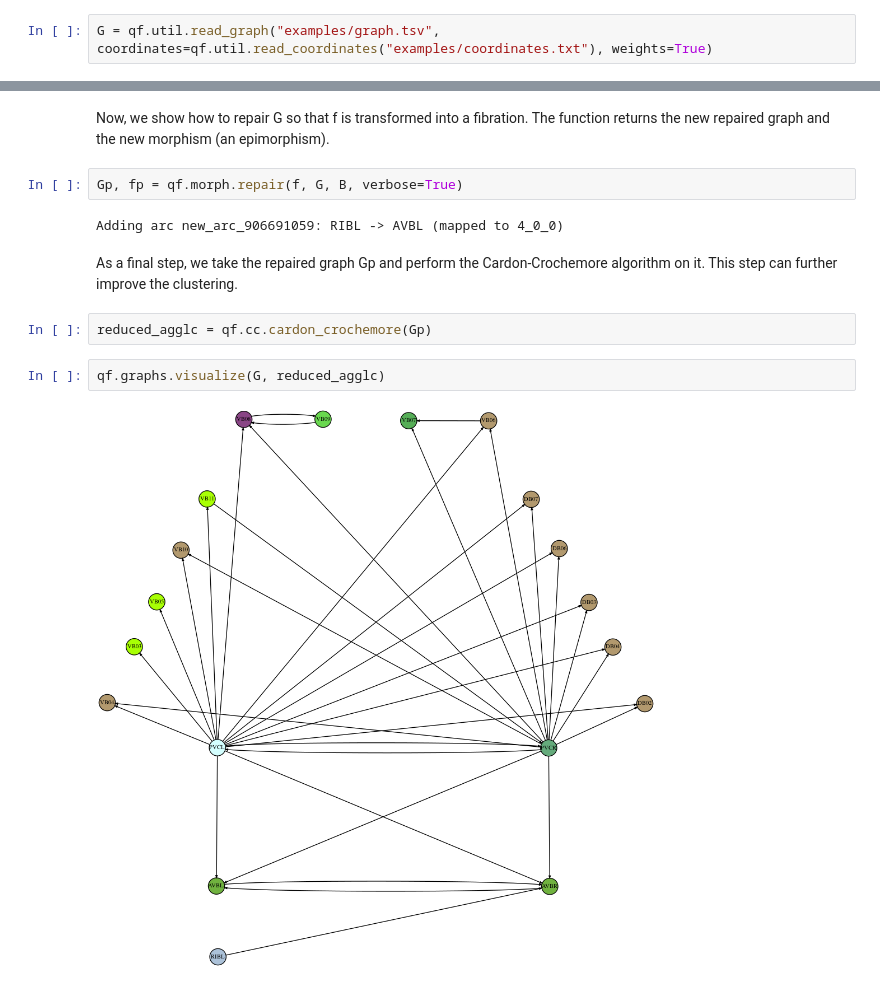
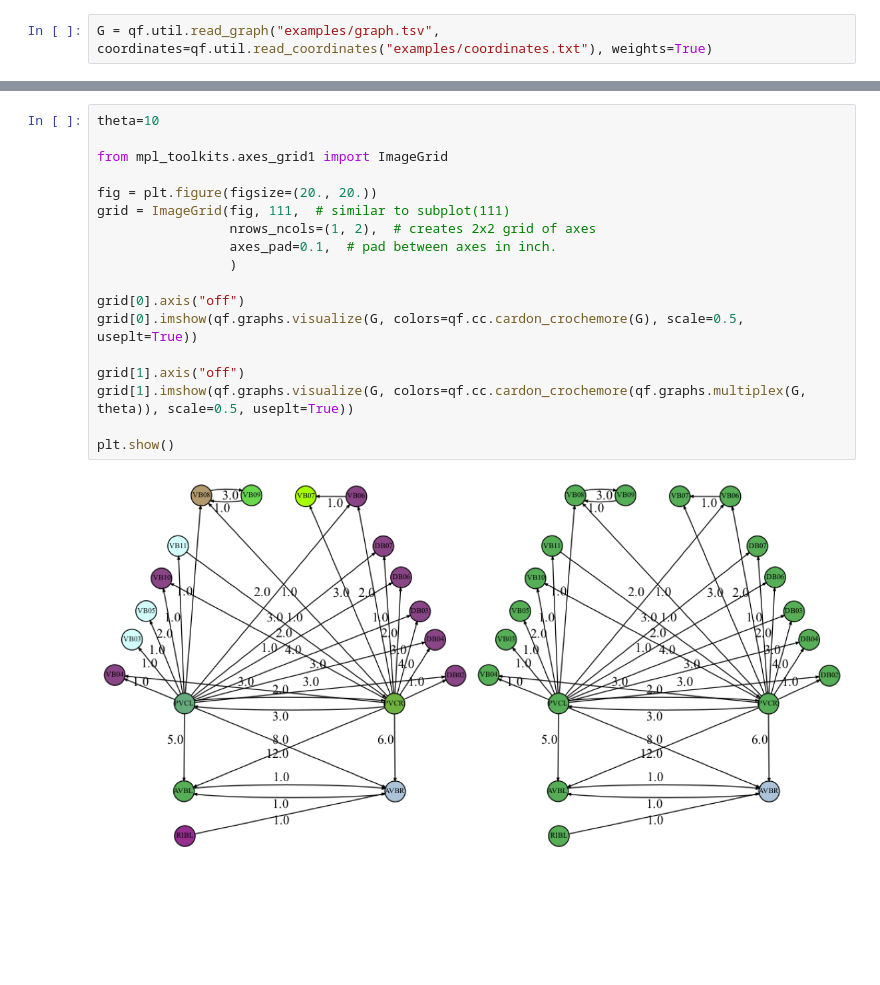
Before and after one commit to boldip/qf, a Jupyter notebook: src/work.ipynb, the cells around one changed output, grey strips where cells are left out. Cells and saved outputs as stored; diff of their text form; blank space fills up the shorter version.

```diff
--- a/src/work.ipynb
+++ b/src/work.ipynb
@@ -105,15 +14,20 @@ print(qf.morph.excess_deficiency(f, G, B))
-# %% [markdown]
-Now, we show how to repair G so that f is transformed into a fibration. The function returns the new repaired graph and
-the new morphism (an epimorphism).
-# %%
-Gp, fp = qf.morph.repair(f, G, B, verbose=True)
-# %% [output]
-Adding arc new_arc_906691059: RIBL -> AVBL (mapped to 4_0_0)
-# %% [markdown]
-As a final step, we take the repaired graph Gp and perform the Cardon-Crochemore algorithm on it. This step can further improve the clustering.
-# %%
-reduced_agglc = qf.cc.cardon_crochemore(Gp)
-# %%
-qf.graphs.visualize(G, reduced_agglc)
-# %% [output]
-[figure, removed]
+# %%
+theta=10
+
+from mpl_toolkits.axes_grid1 import ImageGrid
+
+fig = plt.figure(figsize=(20., 20.))
+grid = ImageGrid(fig, 111,  # similar to subplot(111)
+                 nrows_ncols=(1, 2),  # creates 2x2 grid of axes
+                 axes_pad=0.1,  # pad between axes in inch.
+                 )
+
+grid[0].axis("off")
+grid[0].imshow(qf.graphs.visualize(G, colors=qf.cc.cardon_crochemore(G), scale=0.5, useplt=True))
+
+grid[1].axis("off")
+grid[1].imshow(qf.graphs.visualize(G, colors=qf.cc.cardon_crochemore(qf.graphs.multiplex(G, theta)), scale=0.5, useplt=True))
+
+plt.show()
+# %% [output]
+[figure, added]
```
Also changed, not shown: parts of 31 cells of this notebook, 1 other file.
